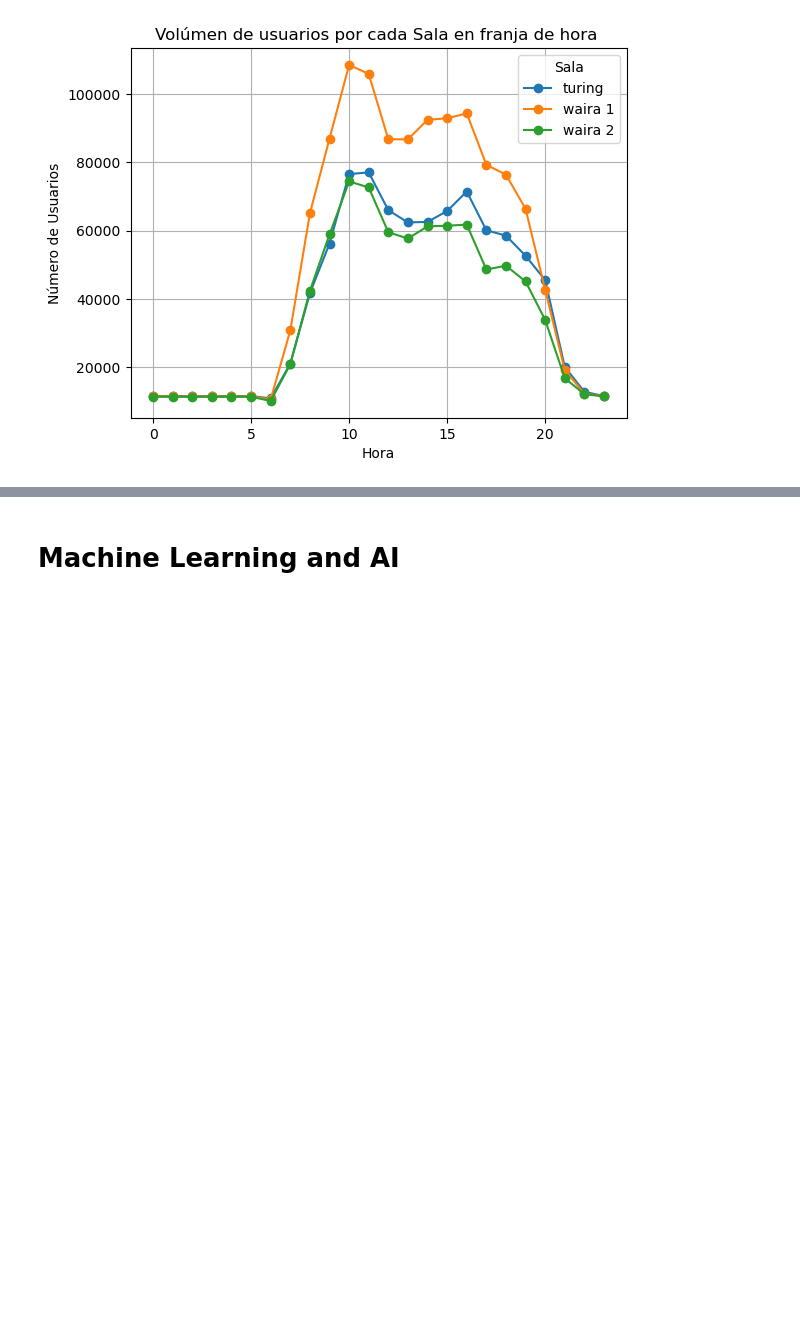
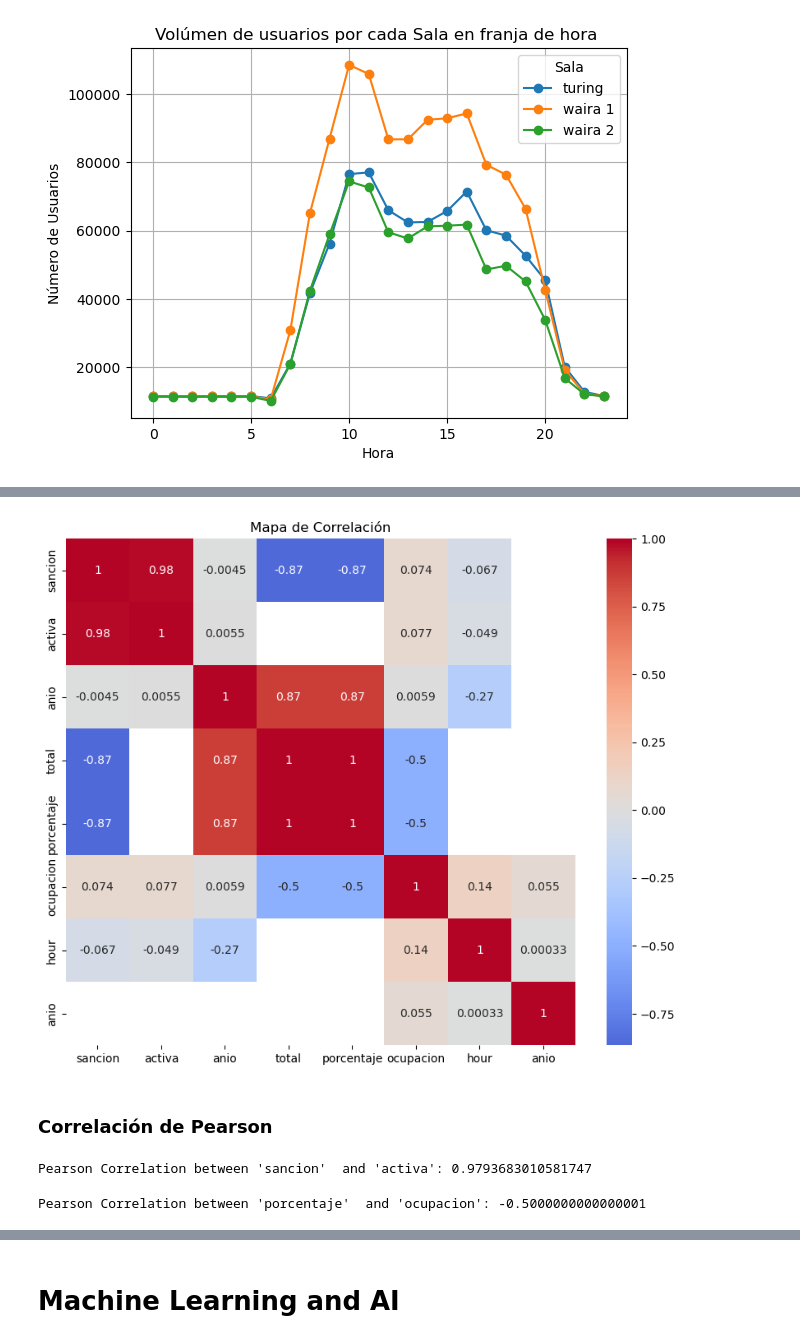
Before and after one commit to dfosorio111/tech_skills, a Jupyter notebook: visualization/data_analytics_AgenteSalas .ipynb, the cells around one changed output, grey strips where cells are left out. Cells and saved outputs as stored; diff of their text form; code cells hidden in the pictures; blank space fills up the shorter version.

```diff
--- a/visualization/data_analytics_AgenteSalas .ipynb
+++ b/visualization/data_analytics_AgenteSalas .ipynb
@@ -893,0 +968,33 @@ plt.show()
+# %%
+#  concatenar tablas baneados, cantidad_salas, historial_ocupacion
+dataframes = [baneados, cantidad_salas, historial_ocupacion]
+numeric_data = pd.concat([df.select_dtypes(include=['float64', 'int64']) for df in dataframes], axis=1)
+
+# unir baneados y historial
+#merge1 = pd.merge(historial, historial_ocupacion, on=['sala'])
+#merge1
+
+correlation_matrix = numeric_data.corr()
+
+plt.figure(figsize=(10, 8))
+sns.heatmap(correlation_matrix, annot=True, cmap='coolwarm', center=0)
+plt.title('Mapa de Correlación')
+plt.show()
+# %% [output]
+[figure, added]
+# %% [markdown]
+### Correlación de Pearson
+# %%
+# Calculate the Pearson correlation coefficient
+pearson_corr1 = numeric_data['sancion'].corr(numeric_data['activa'])
+
+print(f"Pearson Correlation between 'sancion'  and 'activa': {pearson_corr1}")
+# %% [output]
+Pearson Correlation between 'sancion'  and 'activa': 0.9793683010581747
+# %%
+# Calculate the Pearson correlation coefficient
+pearson_corr2 = numeric_data['porcentaje'].corr(numeric_data['ocupacion'])
+
+print(f"Pearson Correlation between 'porcentaje'  and 'ocupacion': {pearson_corr2}")
+# %% [output]
+Pearson Correlation between 'porcentaje'  and 'ocupacion': -0.5000000000000001
```
Also changed, not shown: parts of 24 cells of this notebook.
